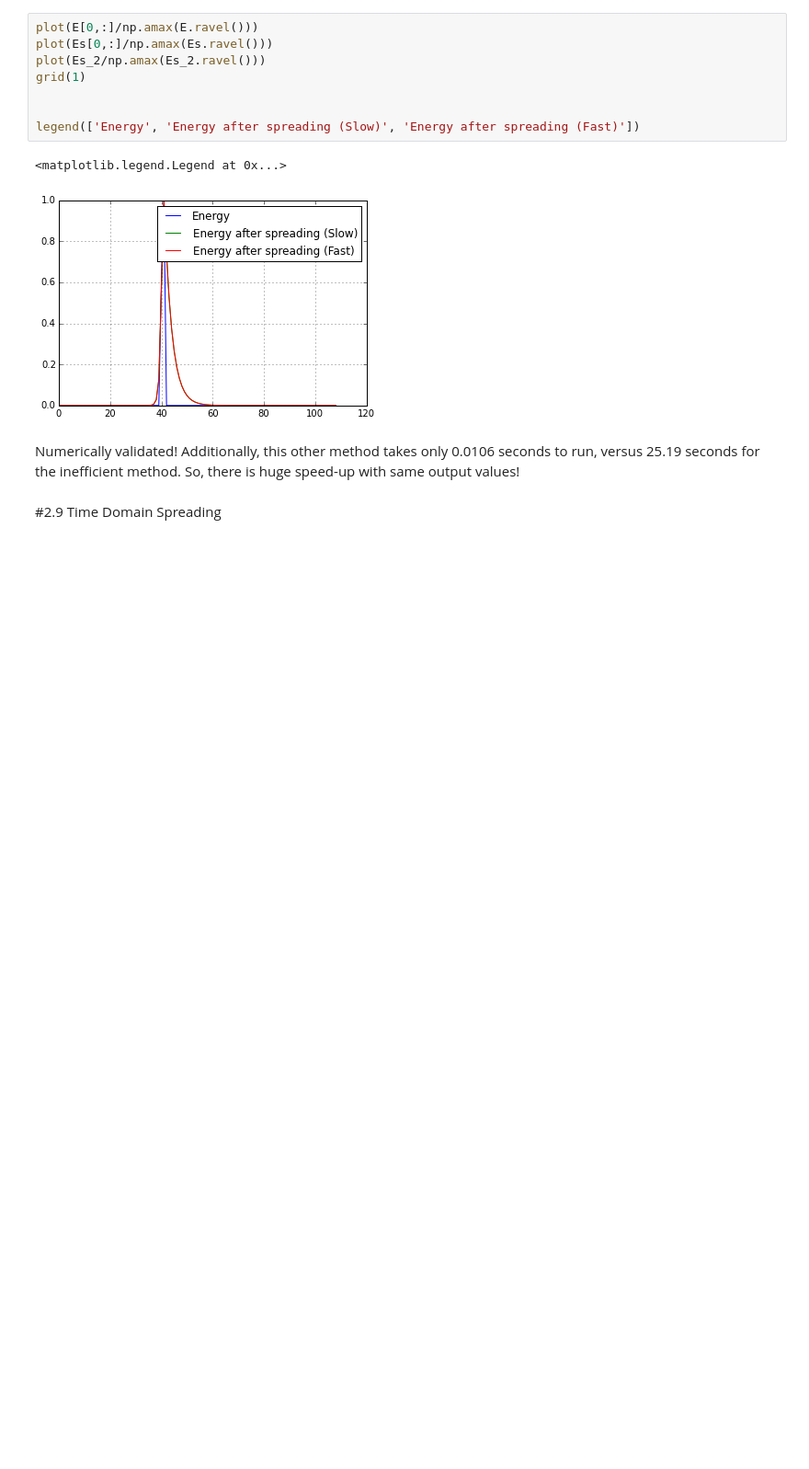
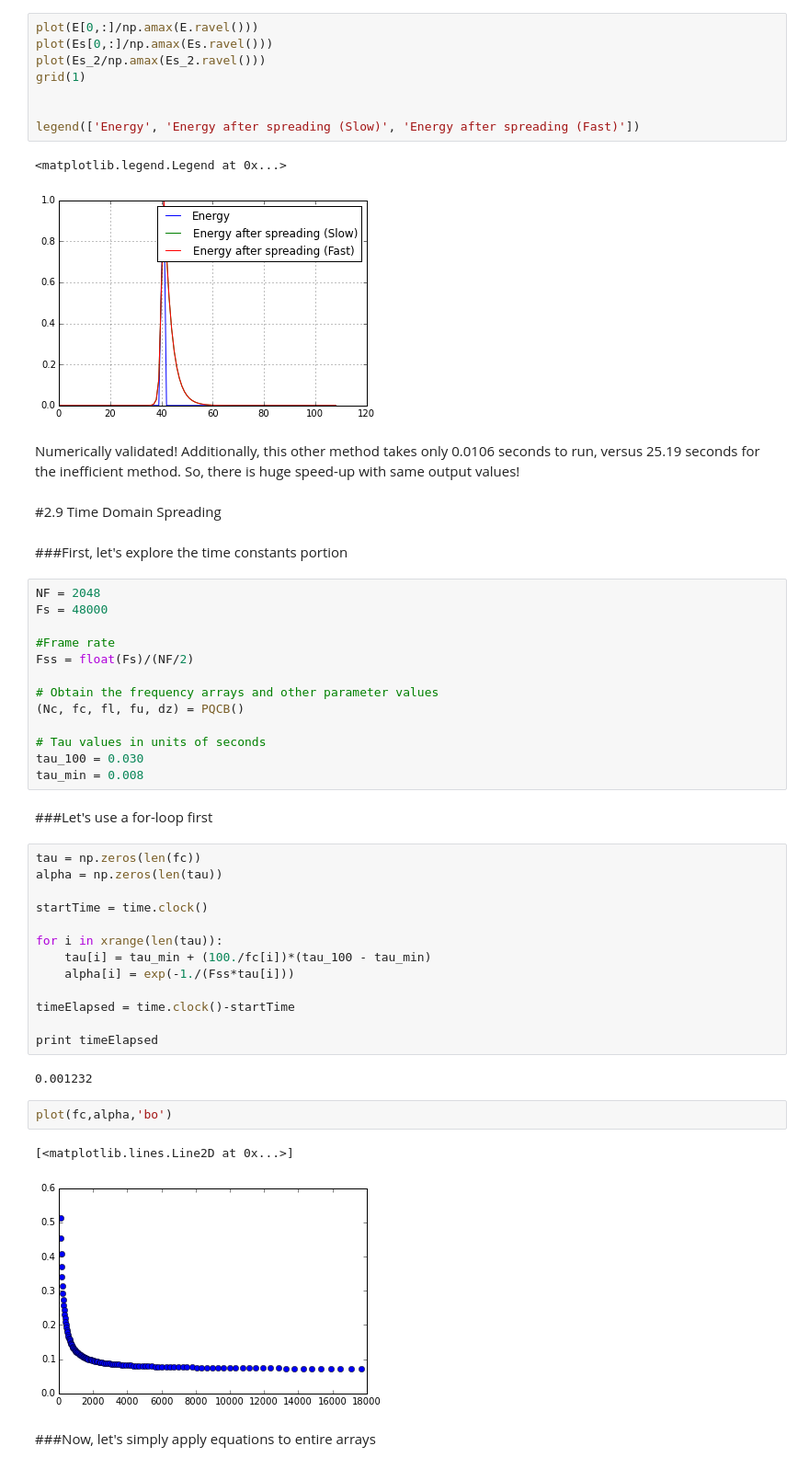
Before and after one commit to stephencwelch/Perceptual-Coding-In-Python, a Jupyter notebook: Explore PEAQ (MC).ipynb, the cells around one changed output. Shown at 92% size. Drawn from its saved outputs; the diff is of its cells as text; blank space fills up the shorter version.

Commit message:
added time spreading code to PEAQ Explore (MC)

```diff
--- a/Explore PEAQ (MC).ipynb
+++ b/Explore PEAQ (MC).ipynb
@@ -1136,3 +1136,42 @@ legend(['Energy', 'Energy after spreading (Slow)', 'Energy after spreading (Fast
 Numerically validated! Additionally, this other method takes only 0.0106 seconds to run, versus 25.19 seconds for the inefficient method. So, there is huge speed-up with same output values!
 # %% [markdown]
 #2.9 Time Domain Spreading
+# %% [markdown]
+###First, let's explore the time constants portion
+# %%
+NF = 2048
+Fs = 48000
+
+#Frame rate
+Fss = float(Fs)/(NF/2)
+
+# Obtain the frequency arrays and other parameter values
+(Nc, fc, fl, fu, dz) = PQCB()
+
+# Tau values in units of seconds
+tau_100 = 0.030
+tau_min = 0.008
+# %% [markdown]
+###Let's use a for-loop first
+# %%
+tau = np.zeros(len(fc))
+alpha = np.zeros(len(tau))
+
+startTime = time.clock()
+
+for i in xrange(len(tau)):
+    tau[i] = tau_min + (100./fc[i])*(tau_100 - tau_min)
+    alpha[i] = exp(-1./(Fss*tau[i]))
+
+timeElapsed = time.clock()-startTime
+
+print timeElapsed
+# %% [output]
+0.001232
+# %%
+plot(fc,alpha,'bo')
+# %% [output]
+[<matplotlib.lines.Line2D at 0x...>]
+[figure, added]
+# %% [markdown]
+###Now, let's simply apply equations to entire arrays
```
Also changed, not shown: parts of 16 cells of this notebook.
